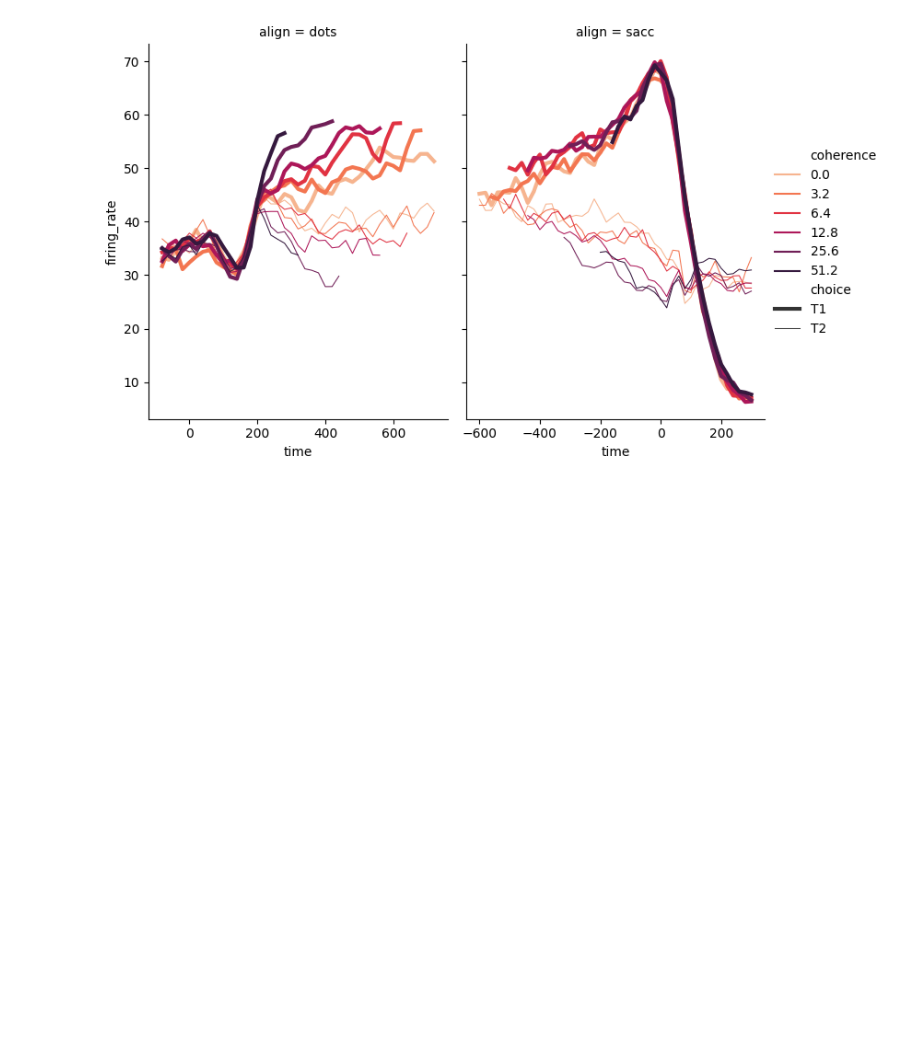
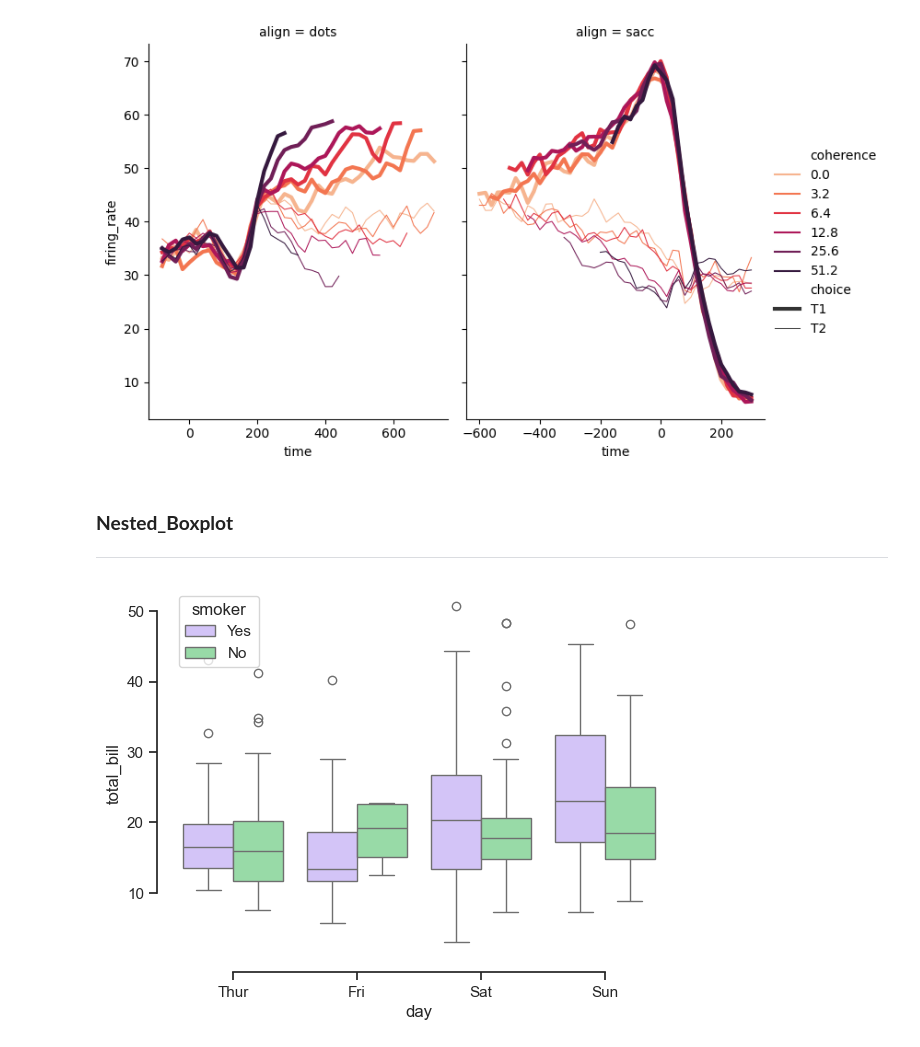
Before and after one commit to Akif-Akif/python_for_DataScience, a Jupyter notebook: 10_otherplots.ipynb, the cells around one changed output. Cells and saved outputs as stored; diff of their text form; code cells hidden in the pictures; blank space fills up the shorter version.

Commit message:
Uploading data

```diff
--- a/10_otherplots.ipynb
+++ b/10_otherplots.ipynb
@@ -33,3 +35,25 @@ height=5, aspect=.75, facet_kws= dict(sharex=False),
 # %% [output]
 <seaborn.axisgrid.FacetGrid at 0x...>
 [figure]
+# %% [markdown]
+###  **Nested_Boxplot**
+---
+# %%
+import matplotlib.pyplot as plt
+import seaborn as sns
+
+sns.set_theme(style="ticks", palette="pastel")
+
+# Import a dataset - you can import your own dataset as well
+tips = sns.load_dataset("tips")
+
+# Draw a nested boxplot to show bills by day and time
+sns.boxplot(x="day", y="total_bill", hue="smoker", palette=["m", "g"], data=tips)
+
+# Remove the top and right spines from the plot
+sns.despine(offset=10, trim=True)
+
+# Show the plot
+plt.show()
+# %% [output]
+[figure, added]
```
Also changed, not shown: parts of 9 cells of this notebook.
